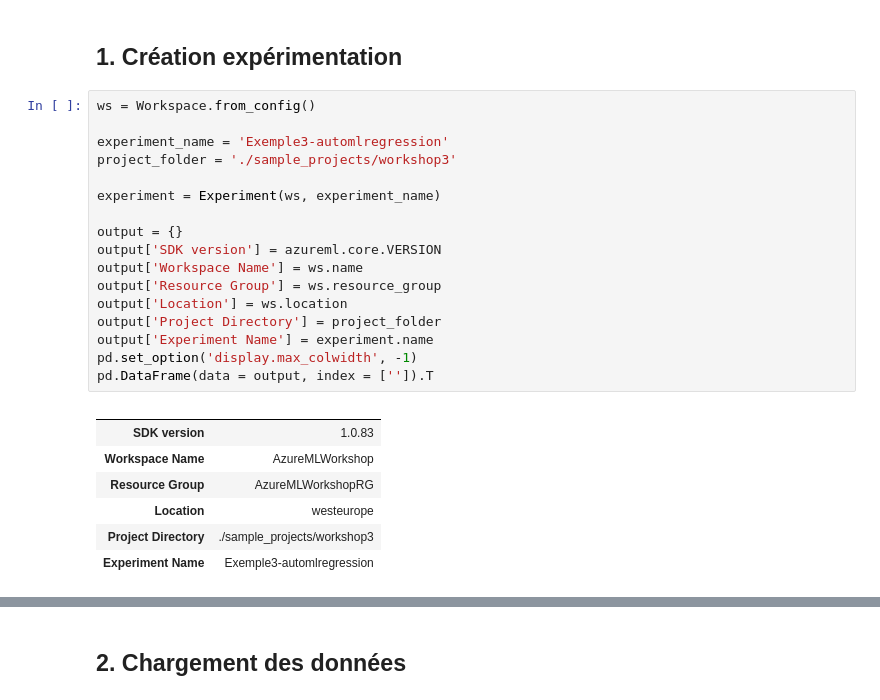
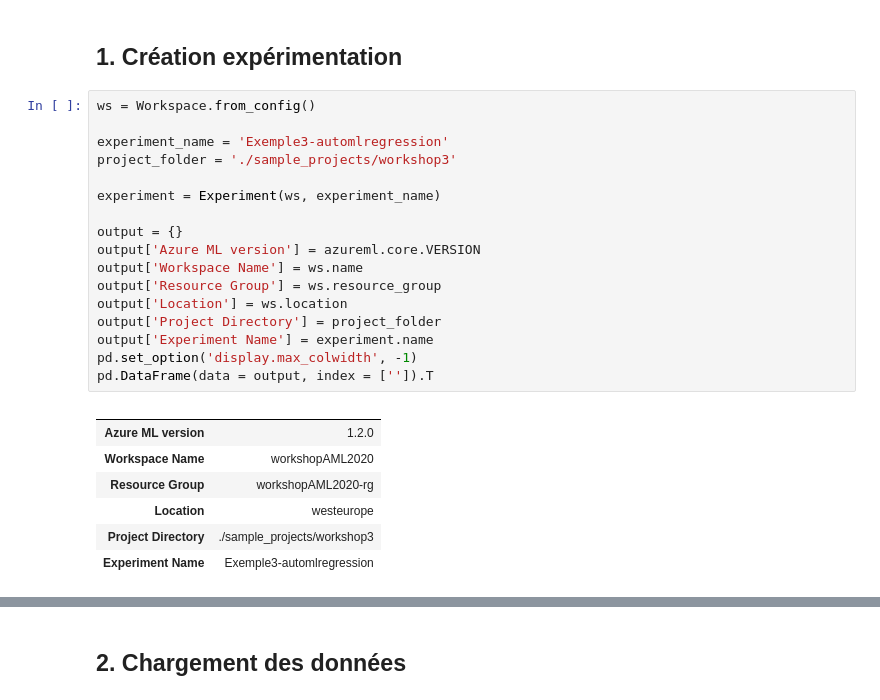
Before and after one commit to retkowsky/WorkshopAML2020, a Jupyter notebook: 3 AutoML Regression.ipynb, the cells around one changed output, grey strips where cells are left out. Cells and saved outputs as stored; diff of their text form.

```diff
--- a/3 AutoML Regression.ipynb
+++ b/3 AutoML Regression.ipynb
@@ -38,25 +38,25 @@ from azureml.core.dataset import Dataset
 # %%
 ws = Workspace.from_config()
 
 experiment_name = 'Exemple3-automlregression'
 project_folder = './sample_projects/workshop3'
 
 experiment = Experiment(ws, experiment_name)
 
 output = {}
-output['SDK version'] = azureml.core.VERSION
+output['Azure ML version'] = azureml.core.VERSION
 output['Workspace Name'] = ws.name
 output['Resource Group'] = ws.resource_group
 output['Location'] = ws.location
 output['Project Directory'] = project_folder
 output['Experiment Name'] = experiment.name
 pd.set_option('display.max_colwidth', -1)
 pd.DataFrame(data = output, index = ['']).T
 # %% [output]
 |  |  |
-| SDK version | 1.0.83 |
-| Workspace Name | AzureMLWorkshop |
-| Resource Group | AzureMLWorkshopRG |
+| Azure ML version | 1.2.0 |
+| Workspace Name | workshopAML2020 |
+| Resource Group | workshopAML2020-rg |
 | Location | westeurope |
 | Project Directory | ./sample_projects/workshop3 |
 | Experiment Name | Exemple3-automlregression |
```
Also changed, not shown: parts of 16 cells of this notebook, 14 other files.
